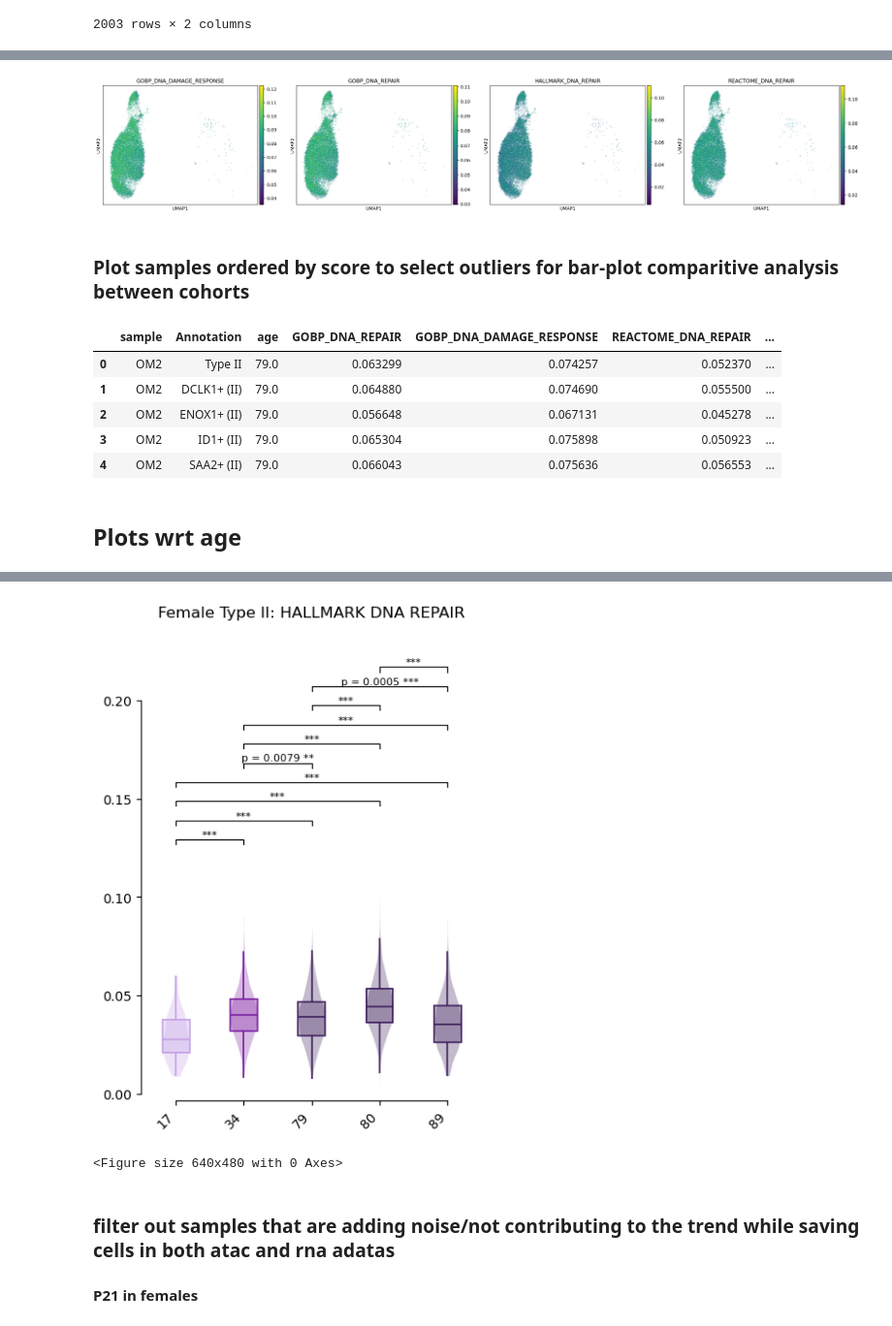
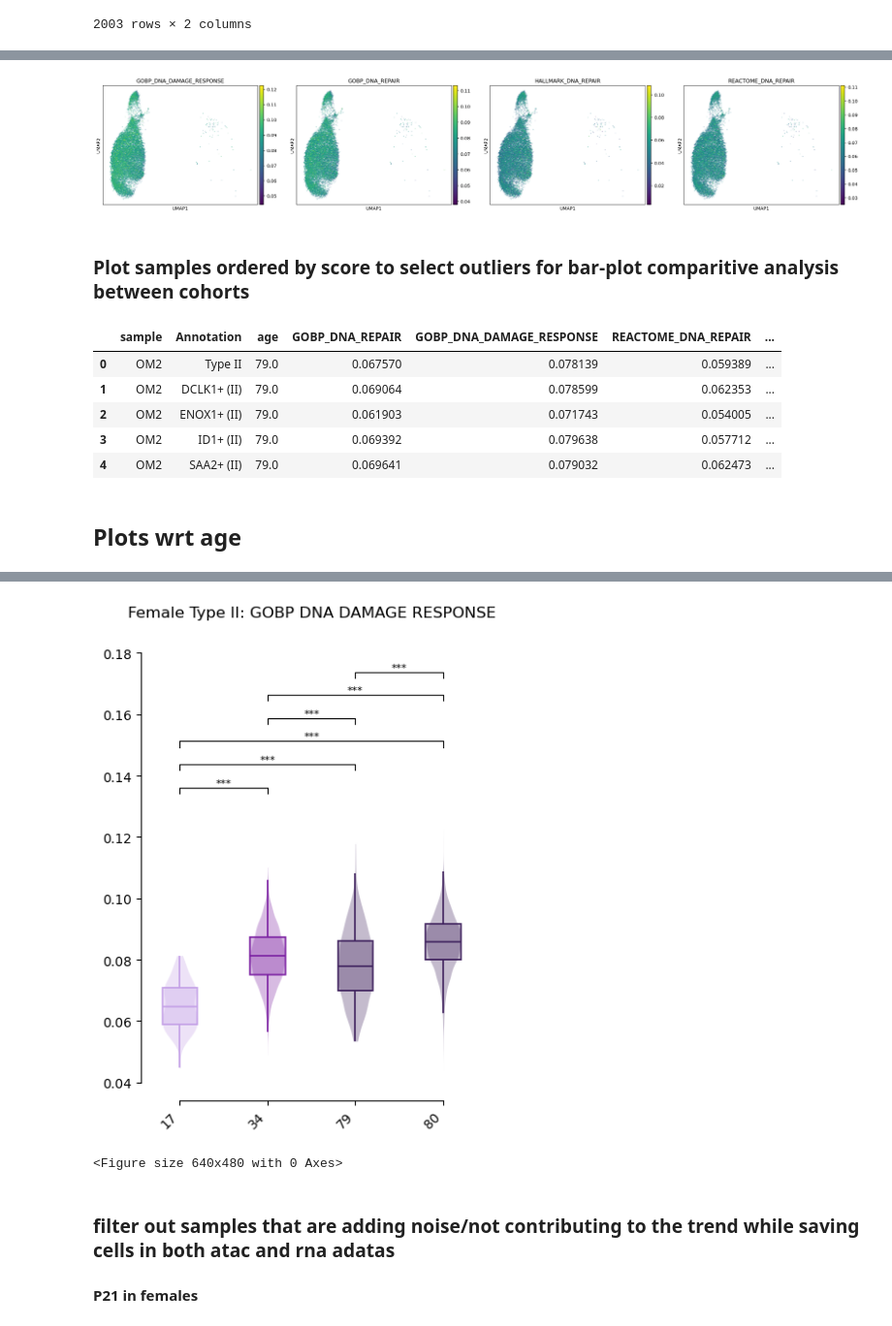
Before and after one commit to sachha-naksha/SKM_multimodal_analysis, a Jupyter notebook: py_scripts/data_preproc.ipynb, the cells around one changed output, grey strips where cells are left out. Shown at 97% size. Saved outputs shown, nothing was run; the diff lists cells and outputs as text; code cells hidden in the pictures.

```diff
--- a/py_scripts/data_preproc.ipynb
+++ b/py_scripts/data_preproc.ipynb
@@ -24,8 +24,8 @@ export_dir = "/projects/bgdb/asachan/datasets/SKM_ageing_human/atac_objects/atac
 from utils import *
 # %%
 adata_infile_fiber = '/projects/bgdb/asachan/datasets/SKM_ageing_human/rna_objects/Myofiber_scsn_RNA.h5ad'
-adata_female_downsampled = '/projects/bgdb/asachan/datasets/SKM_ageing_human/rna_objects/type2fibers_female_downsampled_aucell.h5ad'
-adata_male_downsampled = '/projects/bgdb/asachan/datasets/SKM_ageing_human/rna_objects/type2fibers_male_downsampled.h5ad'
+adata_female_rna = '/projects/bgdb/asachan/datasets/SKM_ageing_human/atac_objects/atac_fiber/rna_female_type2_noP21.h5ad'
+adata_female_atac = '/projects/bgdb/asachan/datasets/SKM_ageing_human/atac_objects/atac_fiber/atac_female_type2_noP21.h5ad'
 out_tmp = '/projects/bgdb/asachan/datasets/SKM_ageing_human/tmp'
 # %% [markdown]
 # Myofiber analysis
@@ -53,3 +53,5 @@ adata_male_downsampled.write_h5ad(os.path.join(out_dir, 'type2fibers_male_downsa
 ### Viz
 # %%
 adata_female = adata_type2[adata_type2.obs['Sex'].isin(['Female'])].copy()
+# %%
+rna_adata = sc.read_h5ad(adata_female_rna)
@@ -203,14 +189,14 @@ dna_damage_pathways = [
 # ]
 # %%
 # Copy AUCell scores to obs so you can use them as color
-aucell_df = adata_female.obsm['score_aucell']
+aucell_df = rna_adata.obsm['score_aucell']
 for col in aucell_df.columns:
-    adata_female.obs[col] = aucell_df[col].values
+    rna_adata.obs[col] = aucell_df[col].values
 
 # Then plot on UMAP
-sc.pl.umap(adata_female, color=aucell_df.columns.tolist())
+sc.pl.umap(rna_adata, color=aucell_df.columns.tolist())
 # %% [output]
-[figure, old version]
+[figure, new version]
 # %%
 # save the adata_female_downsampled with the AUCell scores
 out_dir = '/projects/bgdb/asachan/datasets/SKM_ageing_human'
@@ -219,22 +205,22 @@ adata_female.write_h5ad(os.path.join(out_dir, 'type2fibers_female_aucell.h5ad'))
 ### Plot samples ordered by score to select outliers for bar-plot comparitive analysis between cohorts
 # %%
 # get a df of sample ID, sample score per cell type and age
-sample_scores = adata_female.obs[['sample','age', 'Annotation']+dna_damage_pathways].copy()
+sample_scores = rna_adata.obs[['sample','age', 'Annotation']+dna_damage_pathways].copy()
 # average scores per sample and group by Annotation
 sample_scores_avg = sample_scores.groupby(['sample', 'Annotation']).mean().reset_index()
 sample_scores_avg.head()
 # %% [output]
 |  | sample | Annotation | age | GOBP_DNA_REPAIR | GOBP_DNA_DAMAGE_RESPONSE | REACTOME_DNA_REPAIR | ... |
-| 0 | OM2 | Type II | 79.0 | 0.063299 | 0.074257 | 0.052370 | ... |
-| 1 | OM2 | DCLK1+ (II) | 79.0 | 0.064880 | 0.074690 | 0.055500 | ... |
-| 2 | OM2 | ENOX1+ (II) | 79.0 | 0.056648 | 0.067131 | 0.045278 | ... |
-| 3 | OM2 | ID1+ (II) | 79.0 | 0.065304 | 0.075898 | 0.050923 | ... |
-| 4 | OM2 | SAA2+ (II) | 79.0 | 0.066043 | 0.075636 | 0.056553 | ... |
+| 0 | OM2 | Type II | 79.0 | 0.067570 | 0.078139 | 0.059389 | ... |
+| 1 | OM2 | DCLK1+ (II) | 79.0 | 0.069064 | 0.078599 | 0.062353 | ... |
+| 2 | OM2 | ENOX1+ (II) | 79.0 | 0.061903 | 0.071743 | 0.054005 | ... |
+| 3 | OM2 | ID1+ (II) | 79.0 | 0.069392 | 0.079638 | 0.057712 | ... |
+| 4 | OM2 | SAA2+ (II) | 79.0 | 0.069641 | 0.079032 | 0.062473 | ... |
 # %% [markdown]
 ## Plots wrt age
 # %%
 # Use cell-level data directly from adata.obs
-cell_level_scores_df = adata_female.obs[['sample', 'age', 'Annotation', 'Pseudotime'] + dna_damage_pathways].copy()
+cell_level_scores_df = rna_adata.obs[['sample', 'age', 'Annotation', 'Pseudotime'] + dna_damage_pathways].copy()
 # geneset_sizes_data = {
 #     'KEGG_OXIDATIVE_PHOSPHORYLATION': 132,
 #     'GOBP_FATTY_ACID_BETA_OXIDATION': 75,
@@ -258,8 +244,7 @@ custom_colors = {
     '17': '#C4A0E7',
     '34': '#7B1FA2',
     '79': '#3D1F5C',
-    '80': '#3D1F5C',
-    '89': '#3D1F5C'
+    '80': '#3D1F5C'
 }
 
 # custom_colors = {
@@ -271,9 +256,9 @@ custom_colors = {
 fig = plot_violin_box_combo(
     data=plot_data,
     x_var='age',
-    y_var='HALLMARK_DNA_REPAIR',
-    title='Female Type II: HALLMARK DNA REPAIR',
-    x_ticks=['17','34','79','80','89'],
+    y_var='GOBP_DNA_DAMAGE_RESPONSE',
+    title='Female Type II: GOBP DNA DAMAGE RESPONSE',
+    x_ticks=['17','34','79','80'],
     palette=custom_colors,
     rotation=45,
     show_scatter=False
@@ -297,4 +282,4 @@ Passing `palette` without assigning `hue` is deprecated and will be removed in v
-[figure, old version]
+[figure, new version]
 <Figure size 640x480 with 0 Axes>
 # %% [markdown]
 ### filter out samples that are adding noise/not contributing to the trend while saving cells in both atac and rna adatas
```
Also changed, not shown: parts of 22 cells of this notebook.
